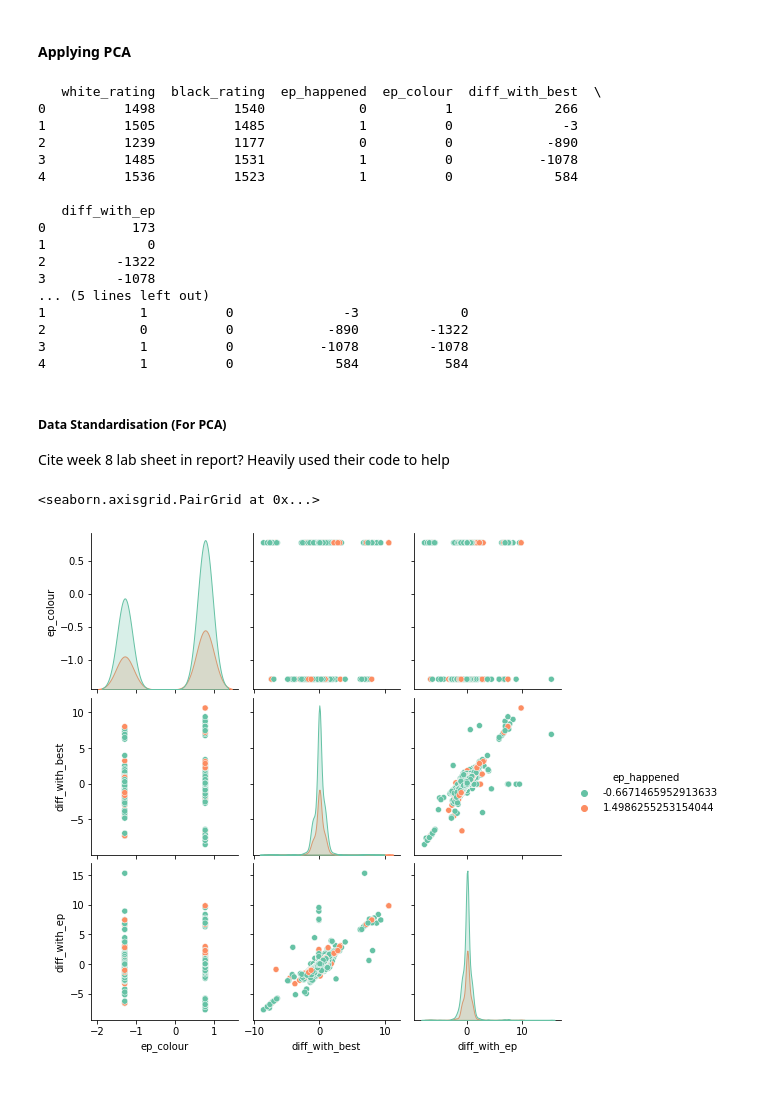
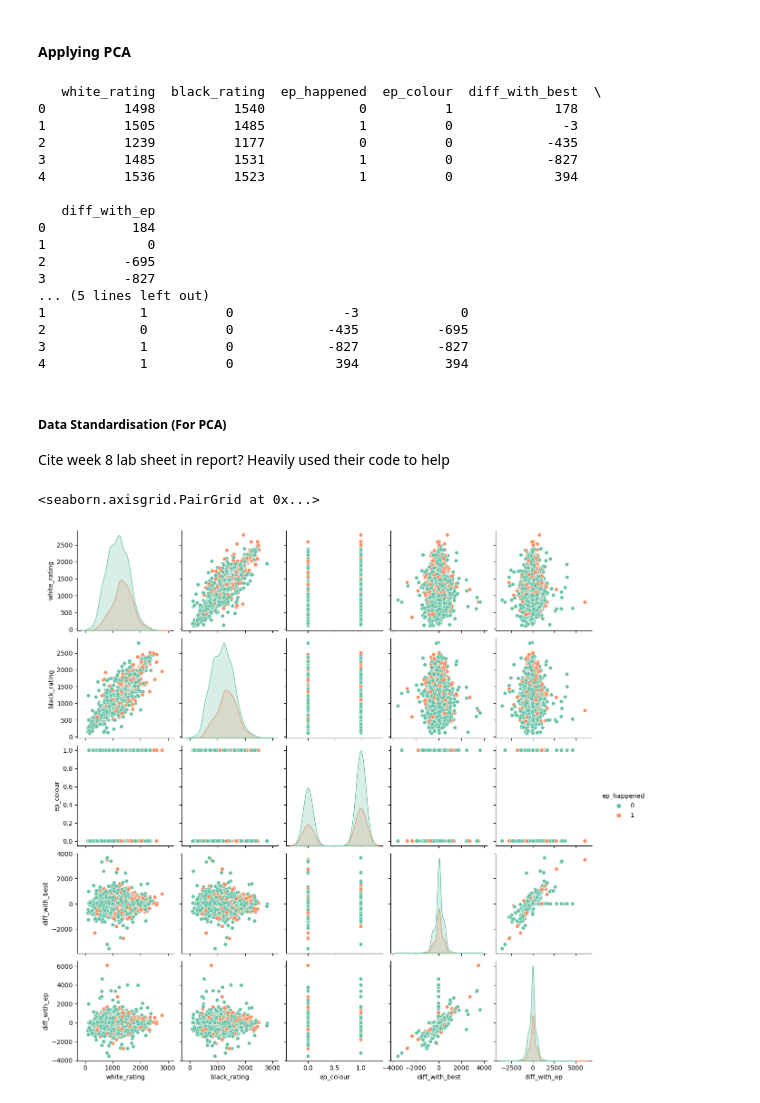
Before and after one commit to leon0241/fds-assignment-3, a Jupyter notebook: assignment-3-Q2.ipynb, the cells around one changed output. Drawn from its saved outputs; the diff is of its cells as text; code cells hidden in the pictures.

Commit message:
trying to get time

```diff
--- a/assignment-3-Q2.ipynb
+++ b/assignment-3-Q2.ipynb
@@ -178,6 +172,10 @@ Filter out columns that don't have potential ep
 Add columns for: whether ep happened, which colour had potential to take ep
 # %%
 def check_pgn(df_row):
+    import io
+    import chess
+    import chess.pgn
+
     '''
     Checks PGN for whether opportunity for EP happened in the game.
     '''
@@ -199,12 +197,14 @@ def check_pgn(df_row):
     check_set = set("abcdefgh")
 
     # Find only pawn moves in game
-    for move in game.mainline_moves():
+    for i, board_move in enumerate(game.mainline()):
+        move = board_move.move
         san = board.san(move)
         turn = board.turn
         move_piece = san[0]
         # check if precheck was flagged in previous move
         if precheck:
+            print(board_move.clock())
             # get first 2 letters, and compare to a set
             move_ep_piece = san[:2]
             if move_ep_piece in ep_set:
@@ -221,6 +221,8 @@ def check_pgn(df_row):
             precheck = board.has_legal_en_passant()
             # if precheck is true then set the turn
             if precheck:
+                print(board_move.clock())
+
                 if turn:
                     move_colour = 'Black'
                 else:
@@ -236,13 +238,14 @@ def check_pgn(df_row):
     return df_row
 
 # chess_filter = chess_data[chess_data["time_class"] != "daily"].sample(100).copy(deep=True)
-chess_filter = chess_data.copy(deep=True)
+chess_filter = chess_data[chess_data["time_class"] != "daily"].sample(100).copy(deep=True)
 chess_filter = chess_filter
-pandarallel.initialize()
+# pandarallel.initialize()
 
 start = time.time()
 # apply e.p. finding function
-chess_filter = chess_filter.parallel_apply(check_pgn, axis=1)
+# chess_filter = chess_filter.parallel_apply(check_pgn, axis=1)
+chess_filter = chess_filter.apply(check_pgn, axis=1)
 end = time.time()
 print(end - start)
 # %% [output]
@@ -546,22 +550,22 @@ print('\n')
 print(chess_data_without_elo.head())
 # %% [output]
    white_rating  black_rating  ep_happened  ep_colour  diff_with_best  \
-0          1498          1540            0          1             266
+0          1498          1540            0          1             178
 1          1505          1485            1          0              -3
-2          1239          1177            0          0            -890
-3          1485          1531            1          0           -1078
-4          1536          1523            1          0             584
+2          1239          1177            0          0            -435
+3          1485          1531            1          0            -827
+4          1536          1523            1          0             394
 
    diff_with_ep
-0           173
+0           184
 1             0
-2         -1322
-3         -1078
+2          -695
+3          -827
 ... (5 lines left out)
 1            1          0              -3             0
-2            0          0            -890         -1322
-3            1          0           -1078         -1078
-4            1          0             584           584
+2            0          0            -435          -695
+3            1          0            -827          -827
+4            1          0             394           394
 # %% [markdown]
 ##### Data Standardisation (For PCA)
 
@@ -583,35 +587,35 @@ for col in chess_data_without_elo.columns:
 # # Create matrix storing covariances of the chess dataframe features
 # covariances = np.cov(chess_data_without_elo.values.T)
 
 # # Record eigenvalues and eigenvectors
 # eigenvalues, eigenvectors = np.linalg.eig(covariances)
 # eigenvalues, eigenvalues = sort_eigenvalues(eigenvalues, eigenvectors)
 
 # result = chess_data_without_elo.dot(eigenvectors[:,:2])
 
 # sns.scatterplot(x= result[0], y = result[1], hue=diagnosis)
 # plt.xlabel('PC1')
 # plt.ylabel('PC2')
 
 def standardize(df):
     standardized = pd.DataFrame()
     for col in df.columns: # We can apply mathematical operation to entire columns at once, as they are built on top of numpy arrays
         standardized[col] = (df[col]-df[col].mean())/df[col].std() #For each column move the data s.t. it is centered around 0 and has variance=1
     return standardized
 
 
-sns.pairplot(hue='ep_happened', data=chess_data_without_elo, palette="Set2")
+sns.pairplot(hue='ep_happened', data=chess_data_with_elo, palette="Set2")
 
 # # Lila Can we instead use this? :
 # standardise = stan
 # pca = PCA(n_components=5).fit(chess_data_without_elo.values)
 # pca_result = pca.transform(chess_data_without_elo.values)
 # sns.scatterplot(x=pca_result[:, 0], y=pca_result[:, 1], hue=)
 # plt.xlabel('PC1')
 # plt.ylabel('PC2')
 # %% [output]
 <seaborn.axisgrid.PairGrid at 0x...>
-[figure, old version]
+[figure, new version]
 # %%
 ep_happened_result = chess_data_without_elo["ep_happened"]
 
```
Also changed, not shown: parts of 5 cells of this notebook, 1 other file.
